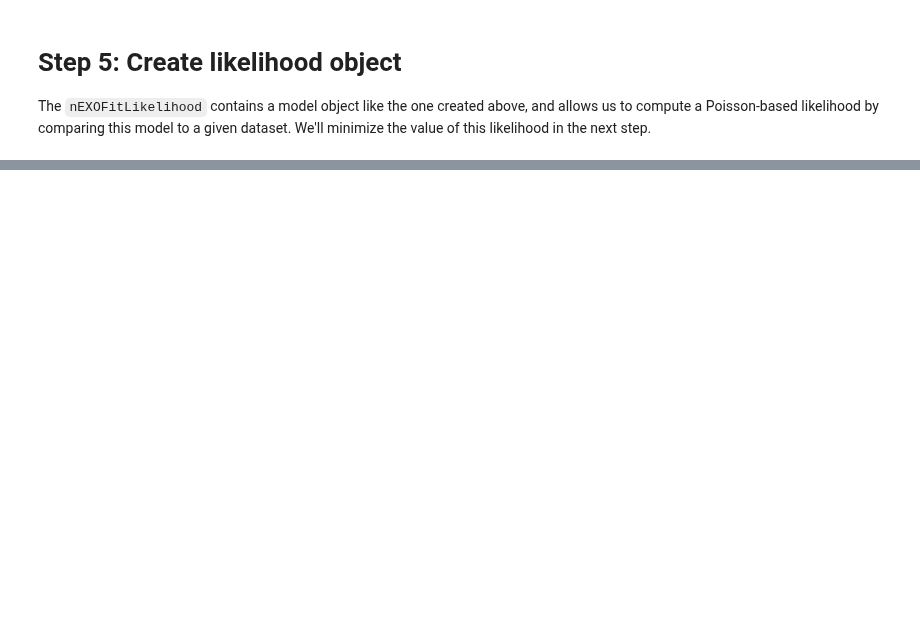
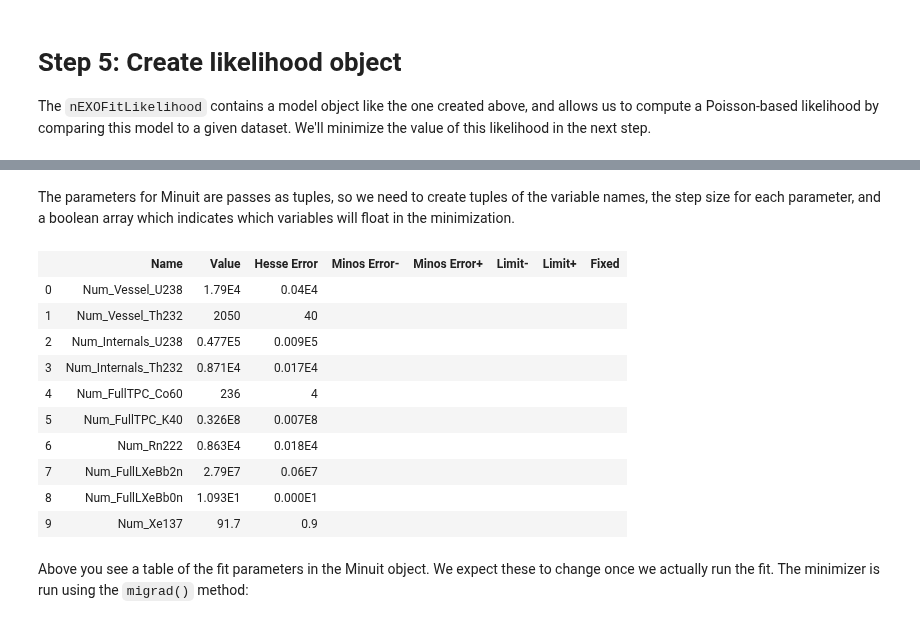
Before and after one commit to YMTheory/sensitivity, a Jupyter notebook: work/Tutorial.ipynb, the cells around one changed output, grey strips where cells are left out. Drawn from its saved outputs; the diff is of its cells as text; code cells hidden in the pictures; blank space fills up the shorter version.

````diff
--- a/work/Tutorial.ipynb
+++ b/work/Tutorial.ipynb
@@ -96,4 +96,7 @@ The components table can be included in three different ways:
 # %%
 histograms_dataframe = pd.read_hdf('../tutorial/Histograms_Baseline2017Take2.h5')
 histograms_dataframe.head()
+
+for i in histograms_dataframe['Filename']:
+    print(i)
 # %% [output]
@@ -281,9 +299,3 @@ Num_Rn222                 9.107e+03
 Num_FullLXeBb2n           2.795e+07
 Num_FullLXeBb0n           0.0001
 Num_Xe137                 46.52
-# %%
-
-initial_guess = np.ones(len(likelihood.variable_list))
-for i in range(len(likelihood.variable_list)):
-    initial_guess[i] = (likelihood.variable_list[i]['Value'])
-print(initial_guess)
@@ -293,6 +304,2 @@ print(initial_guess)
 # %%
 likelihood.AddDataset( likelihood.model_obj.GenerateDataset() )
-# %%
-variable_values = np.ones(len(likelihood.variable_list))
-for i in range(0,len(variable_values)):
-    variable_values[i] = likelihood.variable_list[i]['Value']
@@ -306,18 +419,47 @@ def NegLogLikelihood(parameter_values):
+# %%
+# Also, I store the initial values in a new array outside
+# of the likelihood object, so it's easy to pass to Minuit
+
+initial_values = np.ones(len(likelihood.variable_list))
+
+for i in range(len(likelihood.variable_list)):
+    initial_values[i] = (likelihood.variable_list[i]['Value'])
+# %% [markdown]
+The parameters for Minuit are passes as tuples, so we need to create tuples of the variable names, the step size for each parameter, and a boolean array which indicates which variables will float in the minimization.
 # %%
-initial_values = initial_guess
+
+# pass the names of the variables to Minuit
 variable_names = tuple(var['Name'] for var in likelihood.initial_values)
+
+# error_tuple defines the step size
 error_tuple = tuple( 0.02*var['Value'] for var in likelihood.initial_values )
+
+# par_fix_tuple is a tuple of bools. If a value is true, then the variable
+# at that index will be fixed in the minimization.
 par_fix_list = [ False for i in range(len(likelihood.initial_values)) ]
-#par_fix_list[-2] = True
 par_fix_tuple = tuple( x for x in par_fix_list )
 
 
 m = Minuit.from_array_func( NegLogLikelihood, \
                             initial_values, \
                             error=error_tuple, \
                             fix=par_fix_tuple, \
                             name=variable_names, \
                             errordef = 0.5 )
 m.get_param_states()
+# %% [output]
+|  | Name | Value | Hesse Error | Minos Error- | Minos Error+ | Limit- | Limit+ | Fixed |
+| 0 | Num_Vessel_U238 | 1.79E4 | 0.04E4 |  |  |  |  |  |
+| 1 | Num_Vessel_Th232 | 2050 | 40 |  |  |  |  |  |
+| 2 | Num_Internals_U238 | 0.477E5 | 0.009E5 |  |  |  |  |  |
+| 3 | Num_Internals_Th232 | 0.871E4 | 0.017E4 |  |  |  |  |  |
+| 4 | Num_FullTPC_Co60 | 236 | 4 |  |  |  |  |  |
+| 5 | Num_FullTPC_K40 | 0.326E8 | 0.007E8 |  |  |  |  |  |
+| 6 | Num_Rn222 | 0.863E4 | 0.018E4 |  |  |  |  |  |
+| 7 | Num_FullLXeBb2n | 2.79E7 | 0.06E7 |  |  |  |  |  |
+| 8 | Num_FullLXeBb0n | 1.093E1 | 0.000E1 |  |  |  |  |  |
+| 9 | Num_Xe137 | 91.7 | 0.9 |  |  |  |  |  |
+# %% [markdown]
+Above you see a table of the fit parameters in the Minuit object. We expect these to change once we actually run the fit. The minimizer is run using the ```migrad()``` method:
 # %%
 m.migrad()
````
Also changed, not shown: parts of 21 cells of this notebook, 3 other files.
